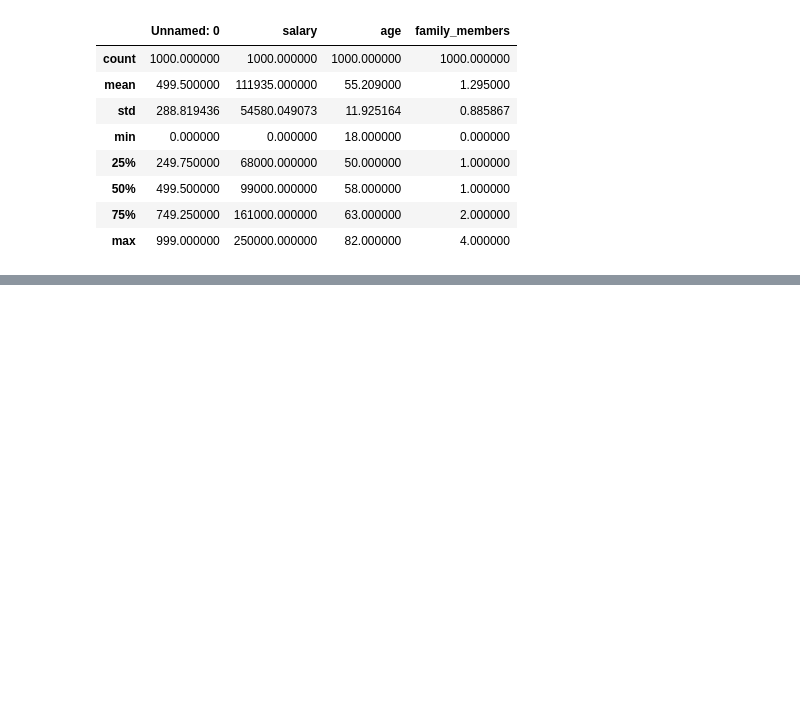
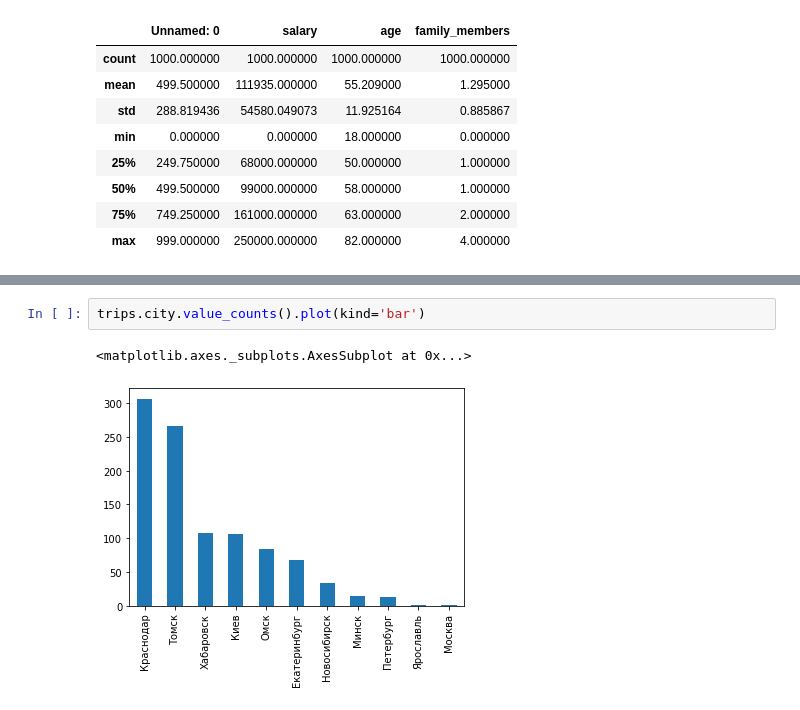
Before and after one commit to danilfg/skillbox_data_science, a Jupyter notebook: day_1.ipynb, the cells around one changed output, grey strips where cells are left out. Drawn from its saved outputs; the diff is of its cells as text; blank space fills up the shorter version.

```diff
--- a/day_1.ipynb
+++ b/day_1.ipynb
@@ -20,0 +68,5 @@ trips.describe()
+# %%
+trips.city.value_counts().plot(kind='bar')
+# %% [output]
+<matplotlib.axes._subplots.AxesSubplot at 0x...>
+[figure, added]
```
Also changed, not shown: parts of 11 cells of this notebook.
